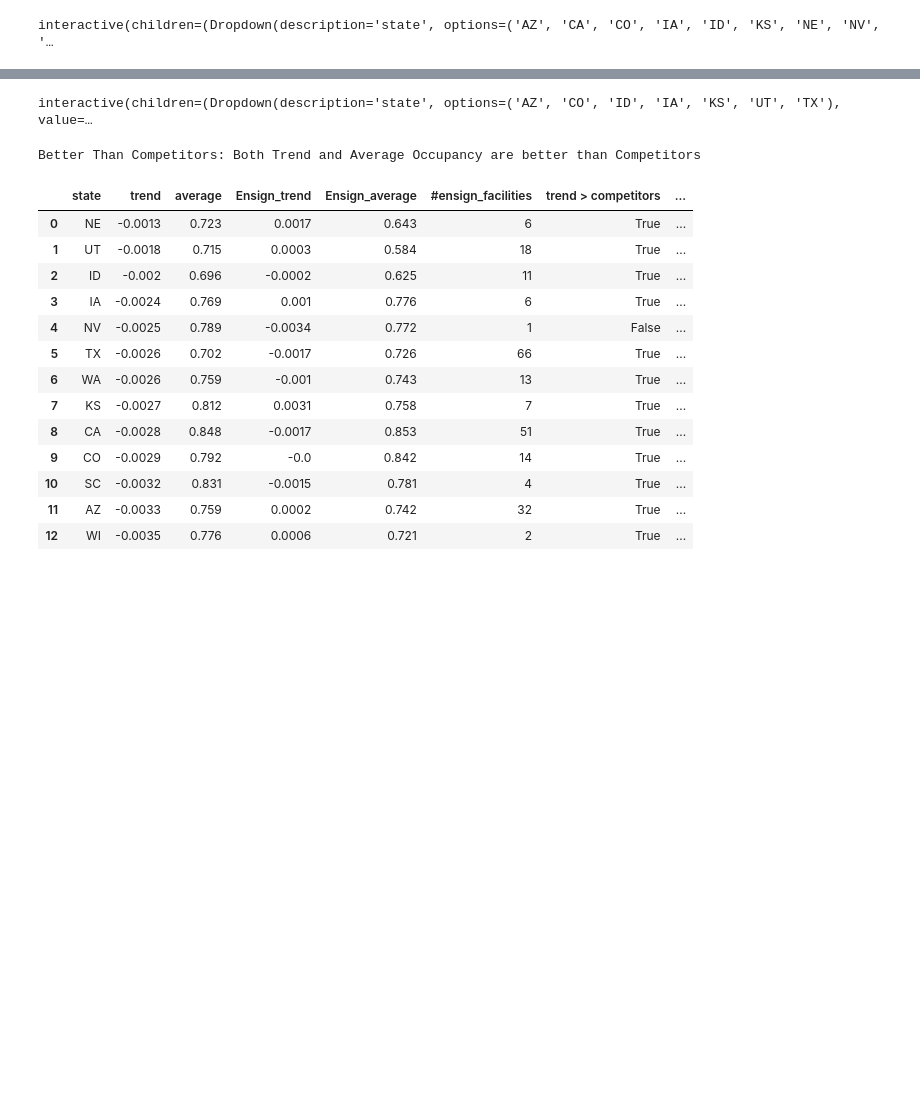
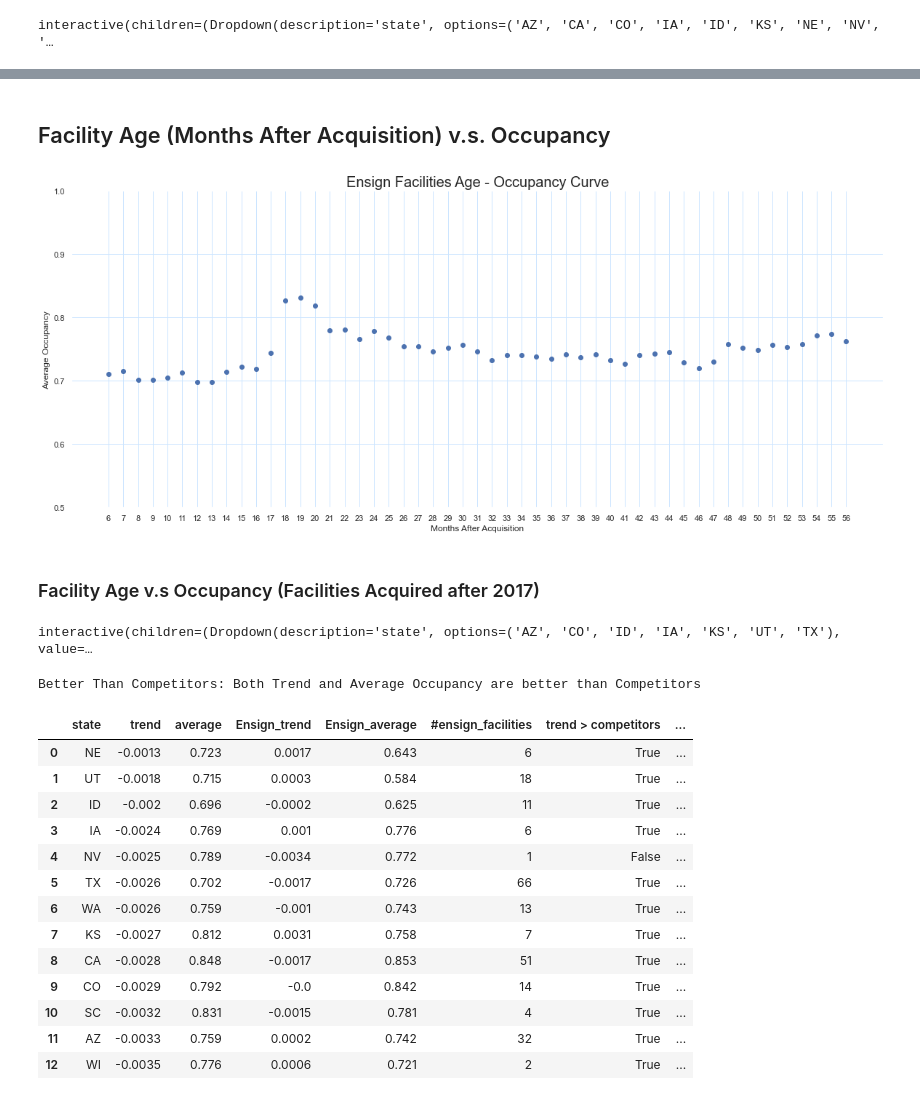
Before and after one commit to elee2021/pbj, a Jupyter notebook: occupancy_summary.ipynb, the cells around one changed output, grey strips where cells are left out. Saved outputs shown, nothing was run; the diff lists cells and outputs as text; code cells hidden in the pictures; blank space fills up the shorter version.

```diff
--- a/occupancy_summary.ipynb
+++ b/occupancy_summary.ipynb
@@ -371 +341,32 @@ interactive(children=(Dropdown(description='state', options=('AZ', 'CA', 'CO', '
+# %% [markdown]
+## Facility Age (Months After Acquisition) v.s. Occupancy
+# %%
+def generate_age_occ_table(df):
+    occupancy_table = pd.pivot_table(df, values=['occupancy'], index=['provnum'], columns=['age'])
+    occupancy_table['provnum'] = occupancy_table.index
+    occupancy_table = occupancy_table.reset_index(drop=True)
+
+    return occupancy_table
+
+def plot_age_occ_curve():
+    df = pd.read_csv('all/acquisition_after_2017.csv')
+    age_occupancy_df = generate_age_occ_table(df)
+    x_labels = age_occupancy_df['occupancy'].columns.values.tolist()
+    occ_values = age_occupancy_df['occupancy'].mean().values.tolist()
+    age_occupancy_df.mean().values
+    x = np.arange(0,len(x_labels),1)
+    ax = plt.axes()
+    ax.set_facecolor((1, 1, 1))
+    plt.scatter(x, occ_values)
+    plt.ylim(0.5, 1)
+    plt.xticks(x, x_labels)
+    plt.xlabel('Months After Acquisition')
+    plt.ylabel('Average Occupancy')
+    plt.title('Ensign Facilities Age - Occupancy Curve', fontsize=20);
+
+plot_age_occ_curve()
+# %% [output]
+[figure, added]
+# %% [markdown]
+### Facility Age v.s Occupancy (Facilities Acquired after 2017)
 # %%
```
Also changed, not shown: parts of 14 cells of this notebook.
